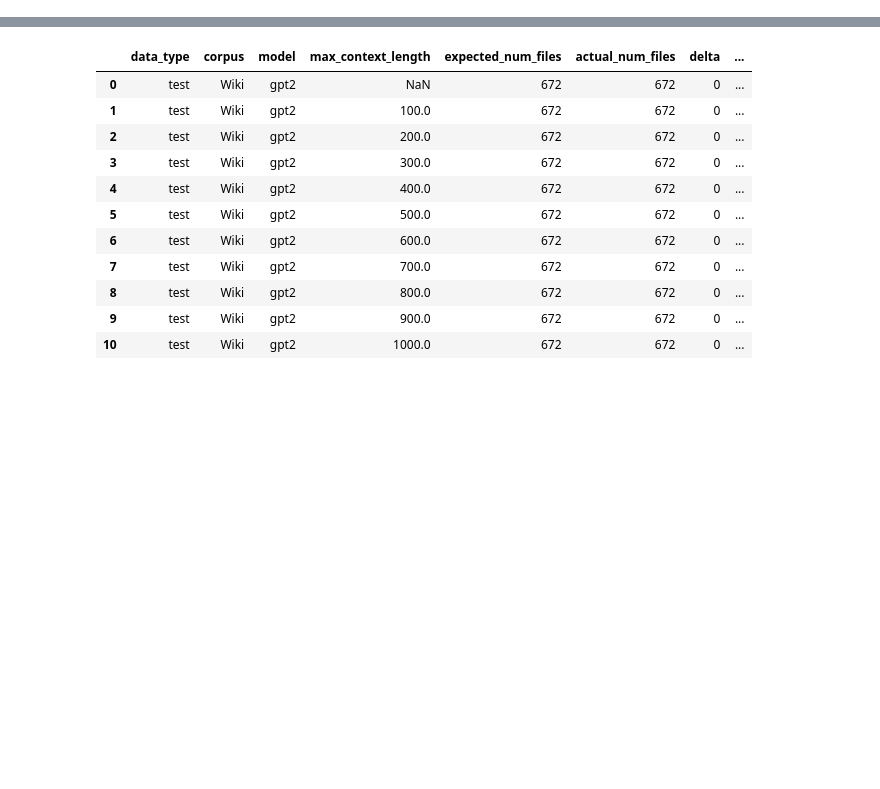
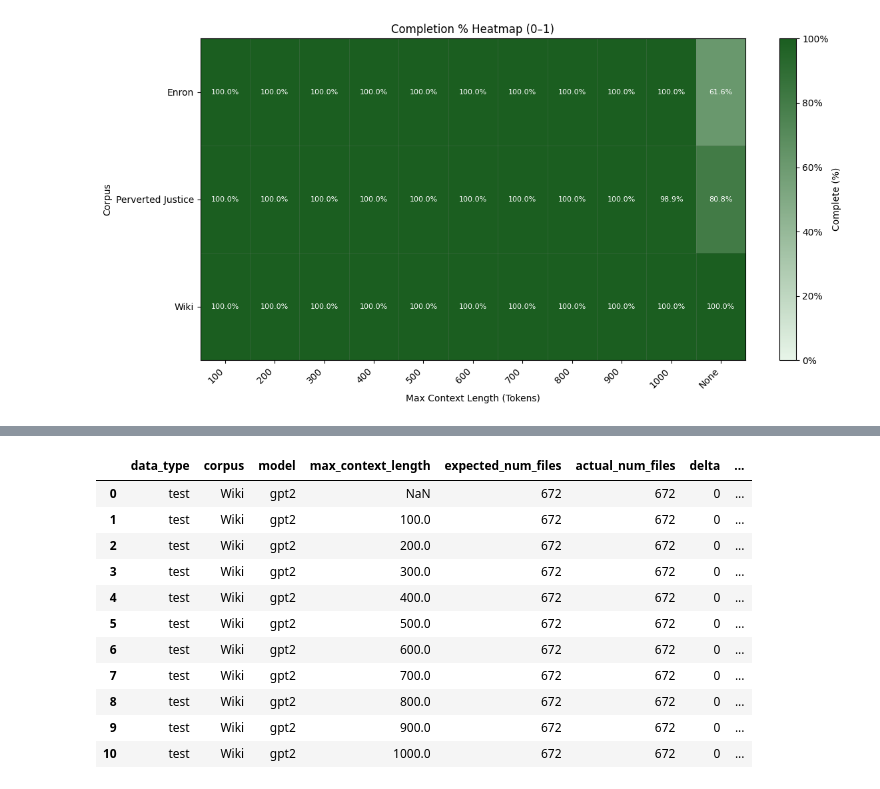
Before and after one commit to BenJCross1995/n-gram-av-methods, a Jupyter notebook: notebooks/testing/combine-scores-multi.ipynb, the cells around one changed output, grey strips where cells are left out. Saved outputs shown, nothing was run; the diff lists cells and outputs as text; code cells hidden in the pictures; blank space fills up the shorter version.

```diff
--- a/notebooks/testing/combine-scores-multi.ipynb
+++ b/notebooks/testing/combine-scores-multi.ipynb
@@ -201,3 +276,90 @@ actual_df
+# %%
+import pandas as pd
+import numpy as np
+import matplotlib.pyplot as plt
+from matplotlib.colors import LinearSegmentedColormap
+
+df = actual_df.copy()
+
+# x-axis transform: NaN -> "None"; else int -> str
+df["max_context_cat"] = df["max_context_length"].map(
+    lambda v: "None" if pd.isna(v) else str(int(v))
+)
+
+# ordered categorical: numeric ascending then "None" last (if present)
+numeric_levels = sorted({int(v) for v in df.loc[df["max_context_cat"] != "None", "max_context_cat"]})
+col_order = [str(v) for v in numeric_levels]
+if (df["max_context_cat"] == "None").any():
+    col_order.append("None")
+
+df["max_context_cat"] = pd.Categorical(df["max_context_cat"], categories=col_order, ordered=True)
+
+heat = (
+    df.pivot_table(
+        index="corpus",
+        columns="max_context_cat",
+        values="complete_pct",
+        aggfunc="mean"
+    )
+    .sort_index()
+    .reindex(columns=col_order)
+)
+
+data = heat.to_numpy()
+masked = np.ma.masked_invalid(data)
+
+# light green -> dark green colormap
+greens = LinearSegmentedColormap.from_list(
+    "light_to_dark_green",
+    ["#e8f5e9", "#1b5e20"]
+).copy()
+greens.set_bad(color="lightgrey")
+
+fig, ax = plt.subplots(figsize=(12, 6))
+im = ax.imshow(masked, aspect="auto", vmin=0, vmax=1, cmap=greens)
+
+ax.set_xlabel("Max Context Length (Tokens)")
+ax.set_ylabel("Corpus")
+ax.set_title("Completion % Heatmap (0–1)")
+
+ax.set_xticks(np.arange(heat.shape[1]))
+ax.set_xticklabels([str(c) for c in heat.columns], rotation=45, ha="right")
+
+ax.set_yticks(np.arange(heat.shape[0]))
+ax.set_yticklabels(heat.index)
+
+# Cell labels: percent, 1dp (skip NaNs)
+for i in range(heat.shape[0]):
+    for j in range(heat.shape[1]):
+        v = data[i, j]
+        if np.isfinite(v):
+            ax.text(
+                j, i,
+                f"{v*100:.1f}%",
+                ha="center",
+                va="center",
+                fontsize=8,
+                color="black" if v < 0.55 else "white"
+            )
+
+# Faint grey gridlines between cells
+ax.set_xticks(np.arange(-0.5, heat.shape[1], 1), minor=True)
+ax.set_yticks(np.arange(-0.5, heat.shape[0], 1), minor=True)
+ax.grid(which="minor", color="grey", linestyle="-", linewidth=0.5, alpha=0.3)
+ax.tick_params(which="minor", bottom=False, left=False)
+
+cbar = fig.colorbar(im, ax=ax)
+
+# show 0–100% instead of 0–1
+ticks = np.linspace(0, 1, 6)  # 0, 0.2, ..., 1
+cbar.set_ticks(ticks)
+cbar.set_ticklabels([f"{t*100:.0f}%" for t in ticks])
+cbar.set_label("Complete (%)")
+
+plt.tight_layout()
+plt.show()
+# %% [output]
+[figure, added]
 # %%
 started_data = actual_df[actual_df['status'] != 'NOT_STARTED']
 started_data
```
Also changed, not shown: parts of 10 cells of this notebook, 1 other file.
